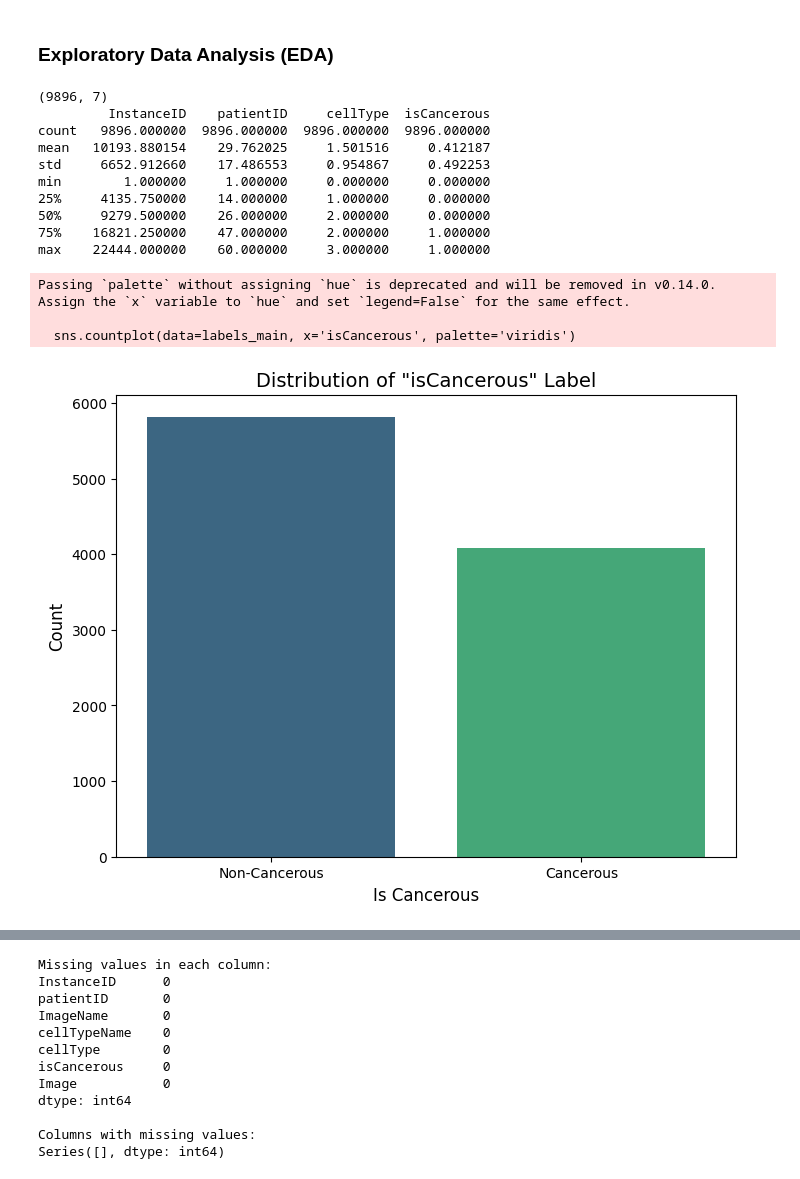
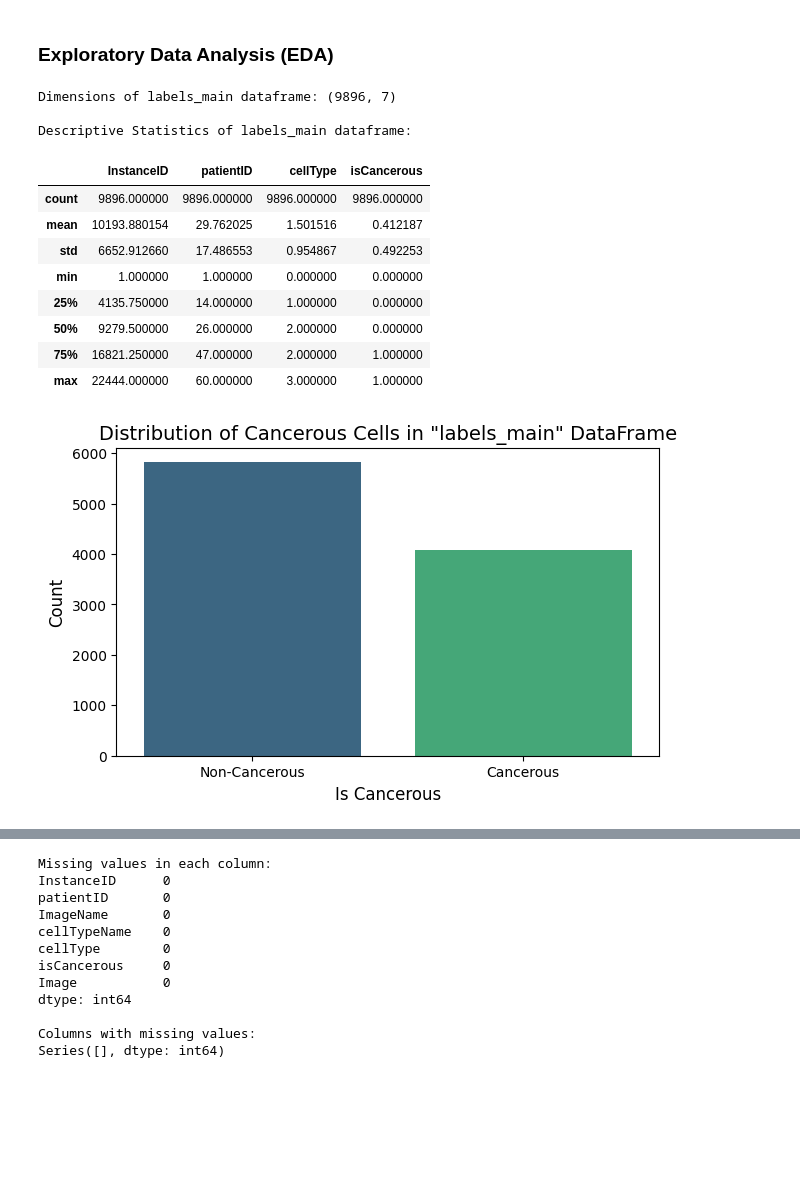
Before and after one commit to sheikhmunim/cml_assignment2, a Jupyter notebook: assignment_2.ipynb, the cells around one changed output, grey strips where cells are left out. Saved outputs shown, nothing was run; the diff lists cells and outputs as text; code cells hidden in the pictures; blank space fills up the shorter version.

```diff
--- a/assignment_2.ipynb
+++ b/assignment_2.ipynb
@@ -99,34 +110,34 @@ Image Size: (27, 27), Cancer Label: 0, Cell Type: fibroblast
 ### Exploratory Data Analysis (EDA)
 # %%
 #fetching the dimensions of the data
-print(labels_main.shape)
-print(labels_main.describe())
+print("Dimensions of labels_main dataframe:", labels_main.shape)
+print("\nDescriptive Statistics of labels_main dataframe:")
+labels_main.describe()
 # %% [output]
-(9896, 7)
-         InstanceID    patientID     cellType  isCancerous
-count   9896.000000  9896.000000  9896.000000  9896.000000
-mean   10193.880154    29.762025     1.501516     0.412187
-std     6652.912660    17.486553     0.954867     0.492253
-min        1.000000     1.000000     0.000000     0.000000
-25%     4135.750000    14.000000     1.000000     0.000000
-50%     9279.500000    26.000000     2.000000     0.000000
-75%    16821.250000    47.000000     2.000000     1.000000
-max    22444.000000    60.000000     3.000000     1.000000
+Dimensions of labels_main dataframe: (9896, 7)
+
+Descriptive Statistics of labels_main dataframe:
+|  | InstanceID | patientID | cellType | isCancerous |
+| count | 9896.000000 | 9896.000000 | 9896.000000 | 9896.000000 |
+| mean | 10193.880154 | 29.762025 | 1.501516 | 0.412187 |
+| std | 6652.912660 | 17.486553 | 0.954867 | 0.492253 |
+| min | 1.000000 | 1.000000 | 0.000000 | 0.000000 |
+| 25% | 4135.750000 | 14.000000 | 1.000000 | 0.000000 |
+| 50% | 9279.500000 | 26.000000 | 2.000000 | 0.000000 |
+| 75% | 16821.250000 | 47.000000 | 2.000000 | 1.000000 |
+| max | 22444.000000 | 60.000000 | 3.000000 | 1.000000 |
 # %%
 # Plotting the distribution of the 'inCancerous' label
-plt.figure(figsize=(8, 6))
-sns.countplot(data=labels_main, x='isCancerous', palette='viridis')
+plt.figure(figsize=(7, 4))
+sns.countplot(data=labels_main, x='isCancerous', hue="isCancerous", palette='viridis', legend=False)
 # Adding titles and labels
-plt.title('Distribution of "isCancerous" Label', fontsize=14)
+plt.title('Distribution of Cancerous Cells in "labels_main" DataFrame', fontsize=14)
 plt.xlabel('Is Cancerous', fontsize=12)
 plt.ylabel('Count', fontsize=12)
 plt.xticks([0, 1], ['Non-Cancerous', 'Cancerous'])  # Adjust according to your label values
 # Show the plot
 plt.show()
 # %% [output]
-Passing `palette` without assigning `hue` is deprecated and will be removed in v0.14.0. Assign the `x` variable to `hue` and set `legend=False` for the same effect.
-
-  sns.countplot(data=labels_main, x='isCancerous', palette='viridis')
-[figure, old version]
+[figure, new version]
 # %%
 #plotting the distribution of the 'cellTypeName' label
```
Also changed, not shown: parts of 16 cells of this notebook.
